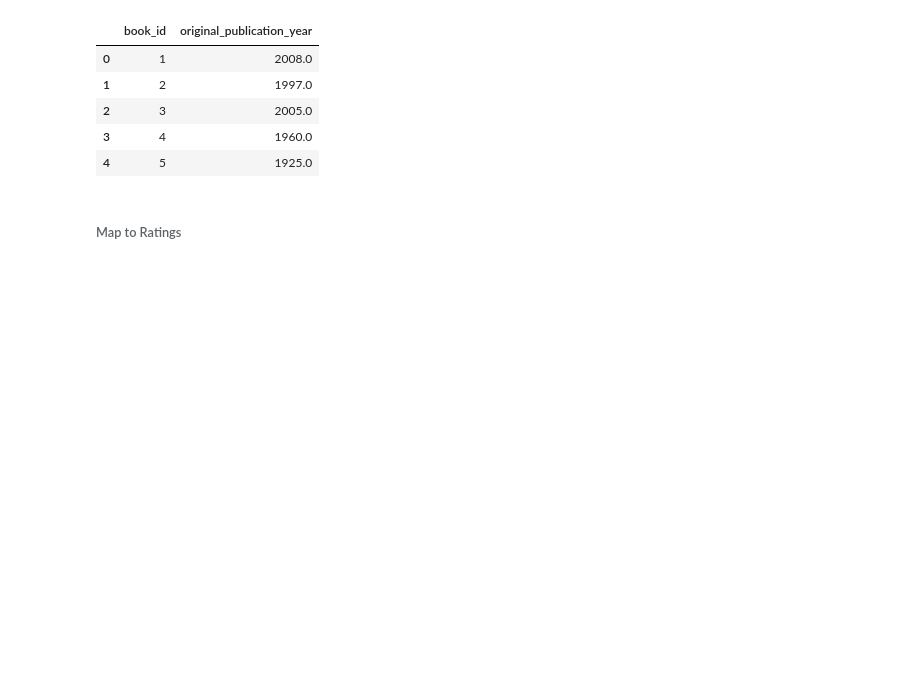
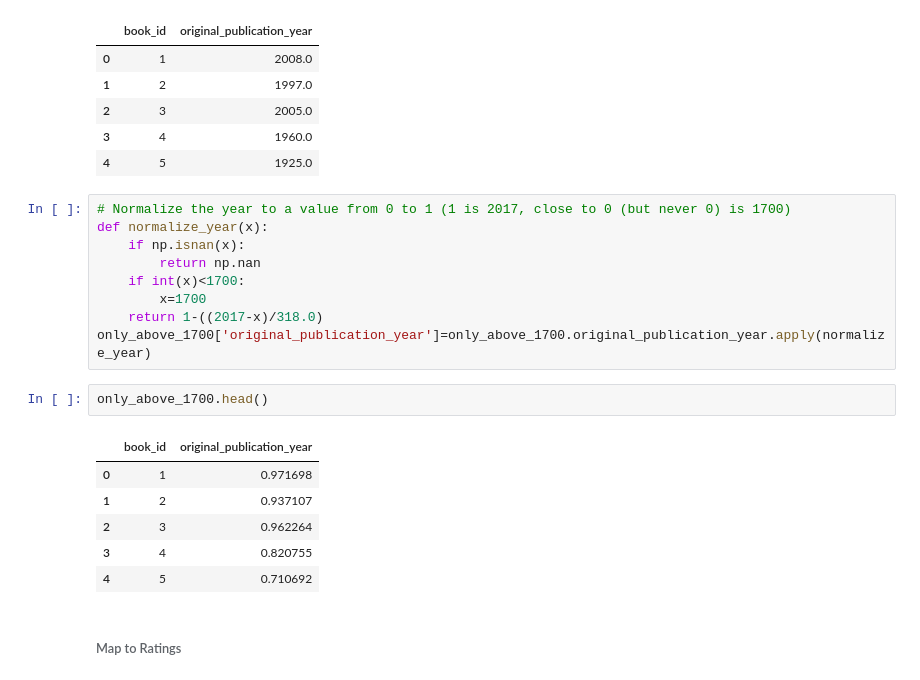
Before and after one commit to sdoctor7/book-recommendations, a Jupyter notebook: part2/make_FM_features.ipynb, the cells around one changed output. Saved outputs shown, nothing was run; the diff lists cells and outputs as text; blank space fills up the shorter version.

Commit message:
Added Gridsearch and modified make FM features
Year is normalized.

```diff
--- a/part2/make_FM_features.ipynb
+++ b/part2/make_FM_features.ipynb
@@ -226,6 +226,24 @@ only_above_1700.head()
 | 2 | 3 | 2005.0 |
 | 3 | 4 | 1960.0 |
 | 4 | 5 | 1925.0 |
+# %%
+# Normalize the year to a value from 0 to 1 (1 is 2017, close to 0 (but never 0) is 1700)
+def normalize_year(x):
+    if np.isnan(x):
+        return np.nan
+    if int(x)<1700:
+        x=1700
+    return 1-((2017-x)/318.0)
+only_above_1700['original_publication_year']=only_above_1700.original_publication_year.apply(normalize_year)
+# %%
+only_above_1700.head()
+# %% [output]
+|  | book_id | original_publication_year |
+| 0 | 1 | 0.971698 |
+| 1 | 2 | 0.937107 |
+| 2 | 3 | 0.962264 |
+| 3 | 4 | 0.820755 |
+| 4 | 5 | 0.710692 |
 # %% [markdown]
 ###### Map to Ratings
 # %%
```
Also changed, not shown: parts of 19 cells of this notebook, 1 other file.
